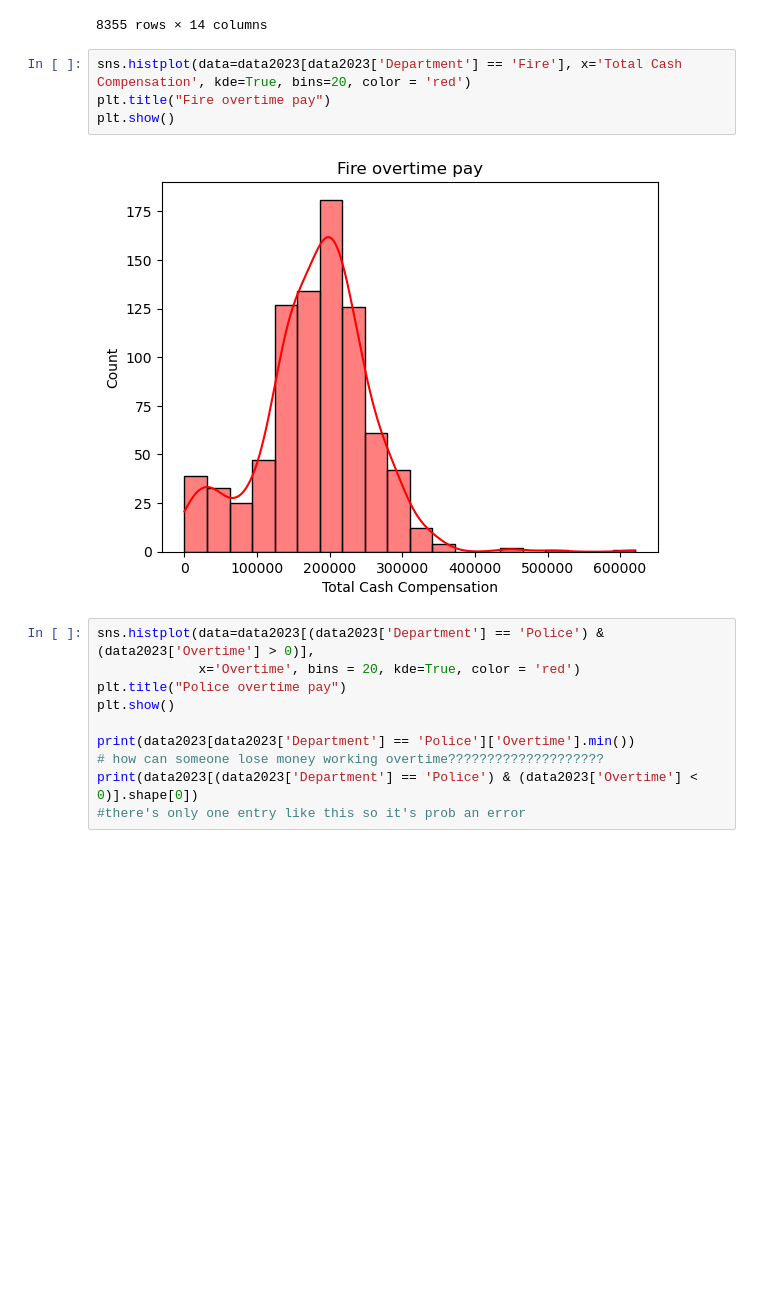
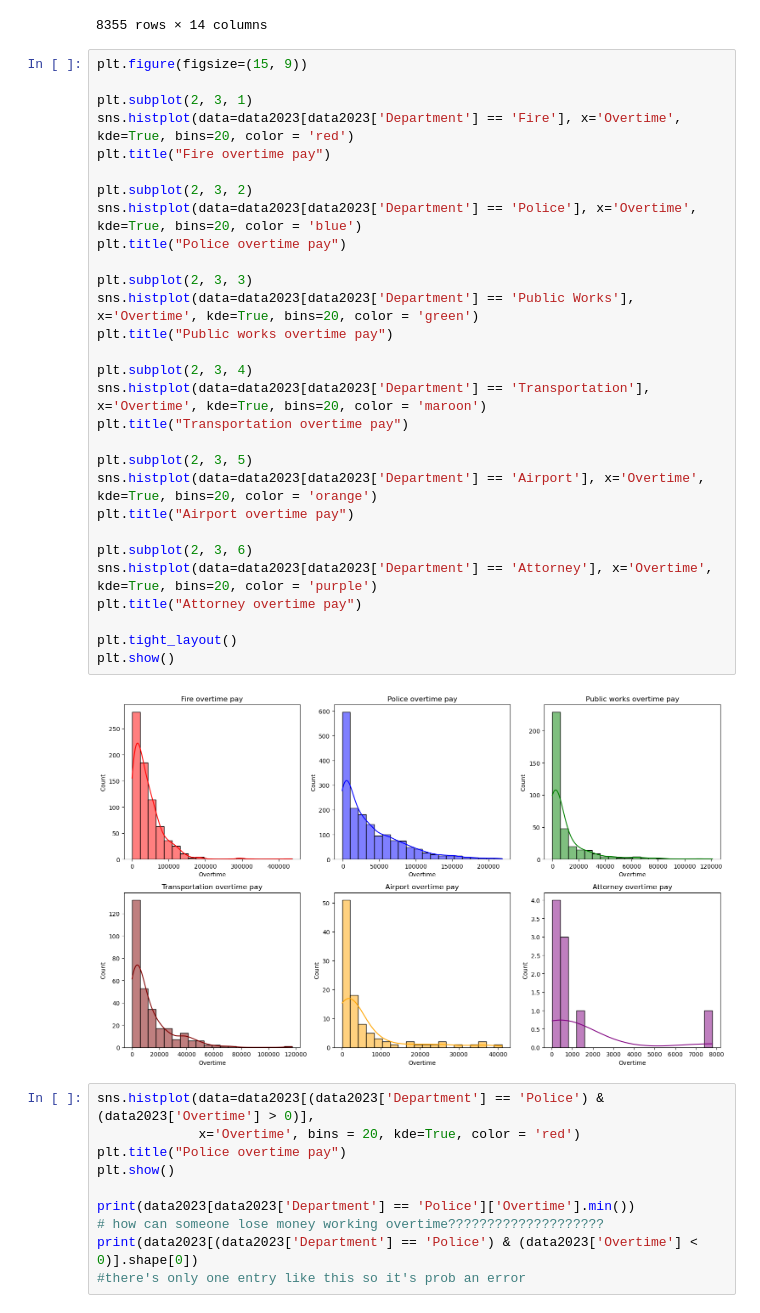
Before and after one commit to ryanfernald/San-Jose-Employment-Analysis, a Jupyter notebook: EDA.ipynb, the cells around one changed output. Cells and saved outputs as stored; diff of their text form; blank space fills up the shorter version.

Commit message:
overtime graphs for a few d:2023

```diff
--- a/EDA.ipynb
+++ b/EDA.ipynb
@@ -213,12 +193,37 @@ data2023_top_jobs
 | 8644 | 8645 | Adriana Imbre | Environmental Services | Assoc Environ Serv Spec | 2.77 | NaN | NaN | ... |
 | 8645 | 8646 | Roman Bodnarchuk | Fire | Firefighter Recruit | 1.75 | NaN | NaN | ... |
 8355 rows × 14 columns
-# %%
-sns.histplot(data=data2023[data2023['Department'] == 'Fire'], x='Total Cash Compensation', kde=True, bins=20, color = 'red')
-plt.title("Fire overtime pay")
-plt.show()
-# %% [output]
-[figure, removed]
+# %%
+plt.figure(figsize=(15, 9))
+
+plt.subplot(2, 3, 1)
+sns.histplot(data=data2023[data2023['Department'] == 'Fire'], x='Overtime', kde=True, bins=20, color = 'red')
+plt.title("Fire overtime pay")
+
+plt.subplot(2, 3, 2)
+sns.histplot(data=data2023[data2023['Department'] == 'Police'], x='Overtime', kde=True, bins=20, color = 'blue')
+plt.title("Police overtime pay")
+
+plt.subplot(2, 3, 3)
+sns.histplot(data=data2023[data2023['Department'] == 'Public Works'], x='Overtime', kde=True, bins=20, color = 'green')
+plt.title("Public works overtime pay")
+
+plt.subplot(2, 3, 4)
+sns.histplot(data=data2023[data2023['Department'] == 'Transportation'], x='Overtime', kde=True, bins=20, color = 'maroon')
+plt.title("Transportation overtime pay")
+
+plt.subplot(2, 3, 5)
+sns.histplot(data=data2023[data2023['Department'] == 'Airport'], x='Overtime', kde=True, bins=20, color = 'orange')
+plt.title("Airport overtime pay")
+
+plt.subplot(2, 3, 6)
+sns.histplot(data=data2023[data2023['Department'] == 'Attorney'], x='Overtime', kde=True, bins=20, color = 'purple')
+plt.title("Attorney overtime pay")
+
+plt.tight_layout()
+plt.show()
+# %% [output]
+[figure, added]
 # %%
 sns.histplot(data=data2023[(data2023['Department'] == 'Police') & (data2023['Overtime'] > 0)],
              x='Overtime', bins = 20, kde=True, color = 'red')
```
Also changed, not shown: parts of 2 cells of this notebook.
